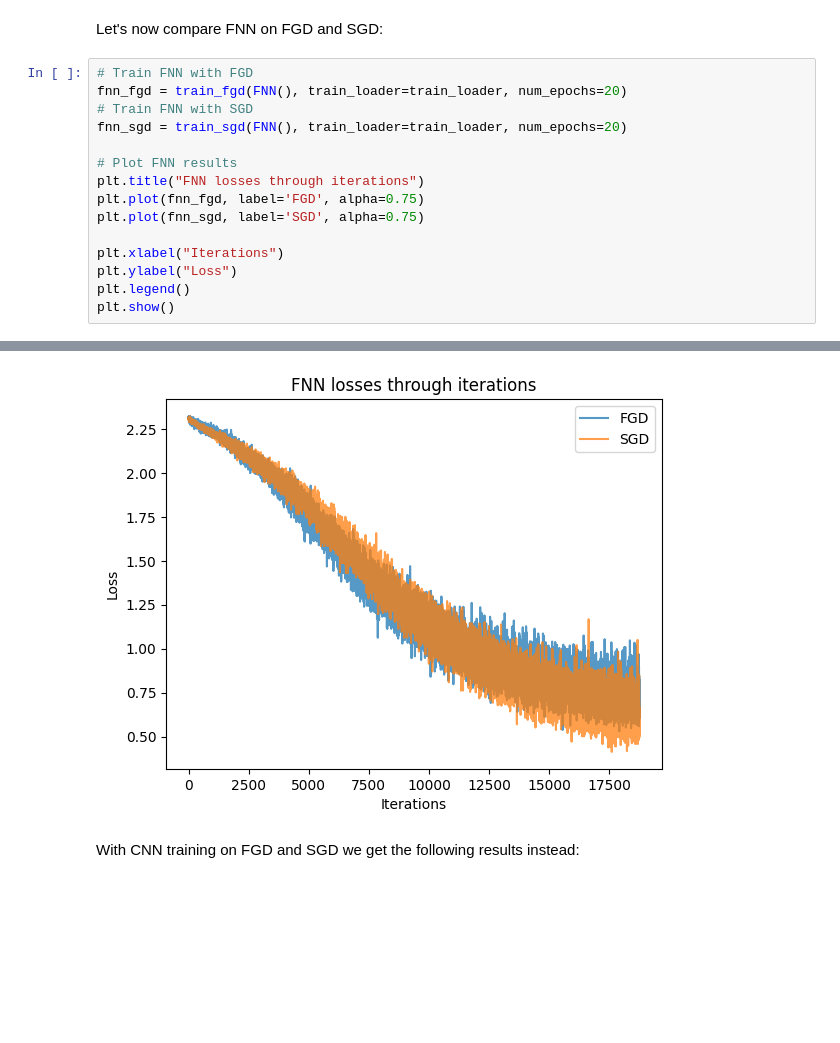
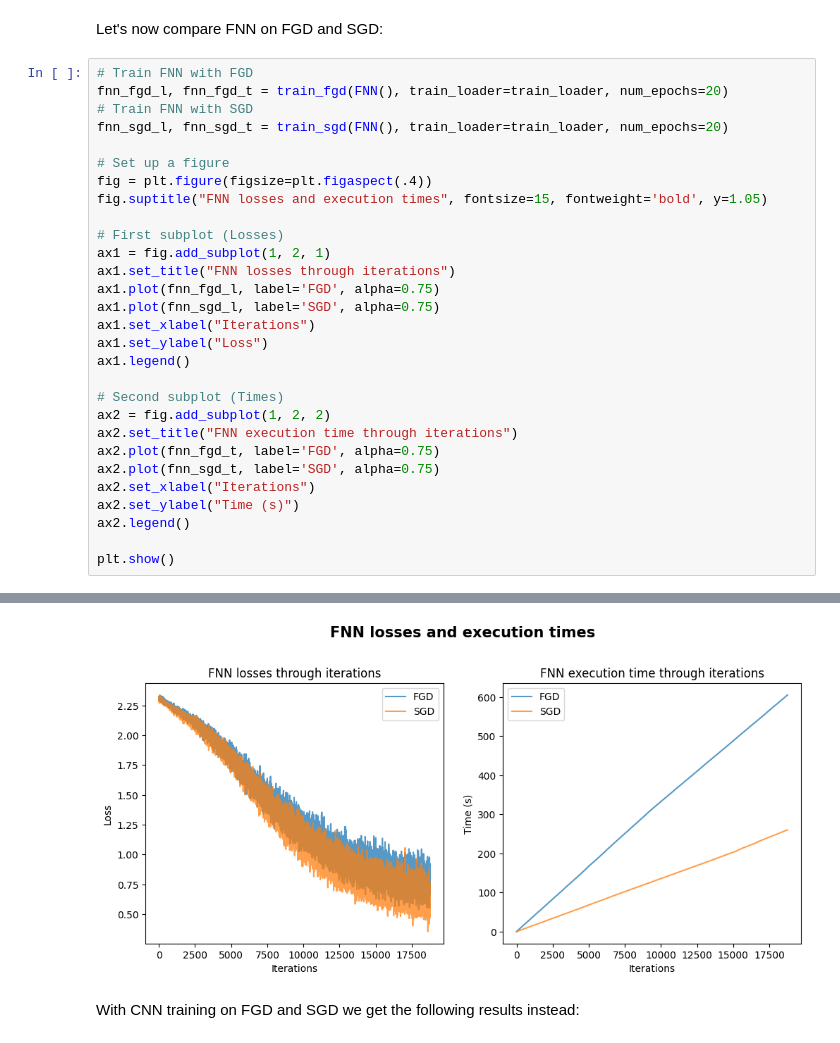
Before and after one commit to luigi-ga/GradientsWithoutBackpropagation, a Jupyter notebook: fwdgrad.ipynb, the cells around one changed output, grey strips where cells are left out. Cells and saved outputs as stored; diff of their text form; blank space fills up the shorter version.

Commit message:
first successful run on FNN with loss and time plots

```diff
--- a/fwdgrad.ipynb
+++ b/fwdgrad.ipynb
@@ -309,17 +327,31 @@ def train_sgd(model, train_loader, num_epochs=20, learning_rate=2e-4, input_size
 Let's now compare FNN on FGD and SGD:
 # %%
 # Train FNN with FGD
-fnn_fgd = train_fgd(FNN(), train_loader=train_loader, num_epochs=20)
+fnn_fgd_l, fnn_fgd_t = train_fgd(FNN(), train_loader=train_loader, num_epochs=20)
 # Train FNN with SGD
-fnn_sgd = train_sgd(FNN(), train_loader=train_loader, num_epochs=20)
+fnn_sgd_l, fnn_sgd_t = train_sgd(FNN(), train_loader=train_loader, num_epochs=20)
 
-# Plot FNN results
-plt.title("FNN losses through iterations")
-plt.plot(fnn_fgd, label='FGD', alpha=0.75)
-plt.plot(fnn_sgd, label='SGD', alpha=0.75)
+# Set up a figure
+fig = plt.figure(figsize=plt.figaspect(.4))
+fig.suptitle("FNN losses and execution times", fontsize=15, fontweight='bold', y=1.05)
 
-plt.xlabel("Iterations")
-plt.ylabel("Loss")
-plt.legend()
+# First subplot (Losses)
+ax1 = fig.add_subplot(1, 2, 1)
+ax1.set_title("FNN losses through iterations")
+ax1.plot(fnn_fgd_l, label='FGD', alpha=0.75)
+ax1.plot(fnn_sgd_l, label='SGD', alpha=0.75)
+ax1.set_xlabel("Iterations")
+ax1.set_ylabel("Loss")
+ax1.legend()
+
+# Second subplot (Times)
+ax2 = fig.add_subplot(1, 2, 2)
+ax2.set_title("FNN execution time through iterations")
+ax2.plot(fnn_fgd_t, label='FGD', alpha=0.75)
+ax2.plot(fnn_sgd_t, label='SGD', alpha=0.75)
+ax2.set_xlabel("Iterations")
+ax2.set_ylabel("Time (s)")
+ax2.legend()
+
 plt.show()
 # %% [output]
@@ -326,3 +375,3 @@ plt.show()
-[figure, old version]
+[figure, new version]
 # %% [markdown]
 With CNN training on FGD and SGD we get the following results instead:
```
Also changed, not shown: parts of 5 cells of this notebook.
